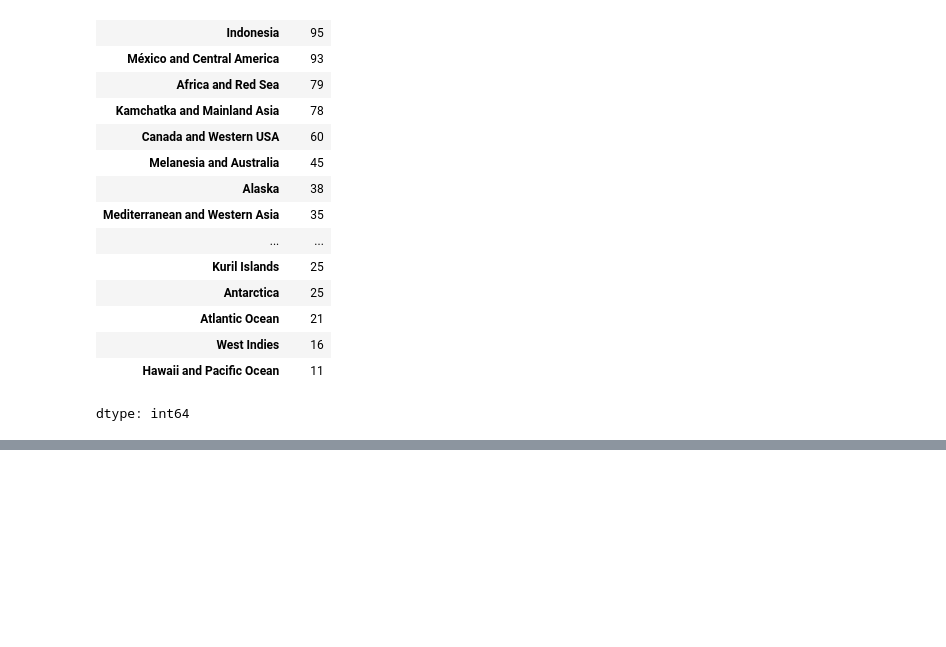
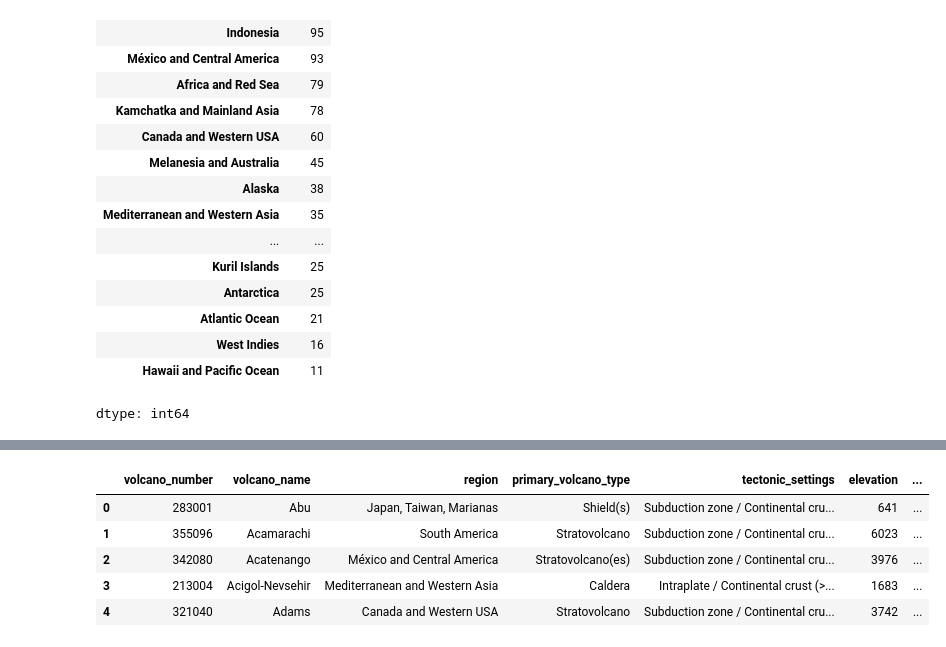
Before and after one commit to RoihansLab/Data-Mining-Project, a Jupyter notebook: Volcano_eruption.ipynb, the cells around one changed output, grey strips where cells are left out. Drawn from its saved outputs; the diff is of its cells as text; code cells hidden in the pictures; blank space fills up the shorter version.

```diff
--- a/Volcano_eruption.ipynb
+++ b/Volcano_eruption.ipynb
@@ -368,7 +393,11 @@ kolom_inti = [
     'major_rock_2',
     'major_rock_3',
     'major_rock_4',
-    'major_rock_5'
+    'major_rock_5',
+    'population_within_5_km',    # <-- Mulai masukin populasinya
+    'population_within_10_km',
+    'population_within_30_km',
+    'population_within_100_km'
 ]
 
 df_volcano_new = df_volcano[kolom_inti].copy()
@@ -393,0 +475,9 @@ df_volcano_new.head(50)
+# %%
+df_volcano_new.head()
+# %% [output]
+|  | volcano_number | volcano_name | region | primary_volcano_type | tectonic_settings | elevation | ... |
+| 0 | 283001 | Abu | Japan, Taiwan, Marianas | Shield(s) | Subduction zone / Continental cru... | 641 | ... |
+| 1 | 355096 | Acamarachi | South America | Stratovolcano | Subduction zone / Continental cru... | 6023 | ... |
+| 2 | 342080 | Acatenango | México and Central America | Stratovolcano(es) | Subduction zone / Continental cru... | 3976 | ... |
+| 3 | 213004 | Acigol-Nevsehir | Mediterranean and Western Asia | Caldera | Intraplate / Continental crust (>... | 1683 | ... |
+| 4 | 321040 | Adams | Canada and Western USA | Stratovolcano | Subduction zone / Continental cru... | 3742 | ... |
```
Also changed, not shown: parts of 8 cells of this notebook.
